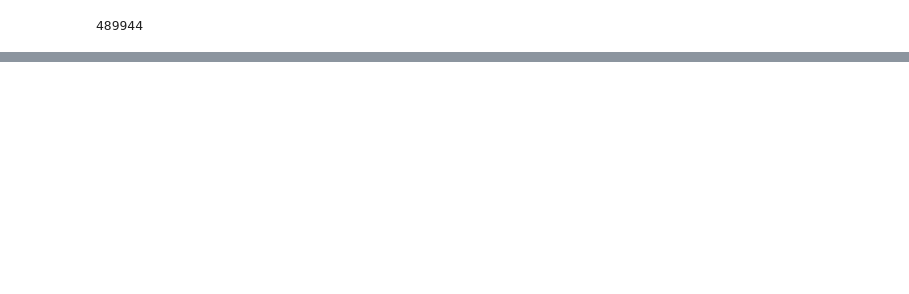
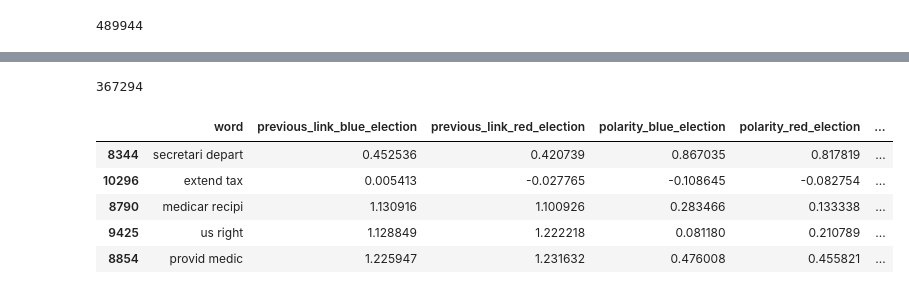
Before and after one commit to AidaRamezani/moralization_temporal, a Jupyter notebook: notebooks/nyt_us_election.ipynb, the cells around one changed output, grey strips where cells are left out. Cells and saved outputs as stored; diff of their text form; code cells hidden in the pictures; blank space fills up the shorter version.

```diff
--- a/notebooks/nyt_us_election.ipynb
+++ b/notebooks/nyt_us_election.ipynb
@@ -451,0 +210,5 @@ plt.show()
+# %%
+rest_df = ts_df.loc[~ts_df.words.isin(small_ts_df.words.unique())].reset_index() #moral association scores for all the other words
+len(rest_df)
+# %% [output]
+367294
@@ -451,0 +249,11 @@ plt.show()
+# %%
+political_df = party_election_df.loc[party_election_df.word.isin(topic_keywords.keys())]
+political_df['category'] = political_df.word.apply(lambda w: topic_keywords[w])
+political_df.sample(5)
+# %% [output]
+|  | word | previous_link_blue_election | previous_link_red_election | polarity_blue_election | polarity_red_election | ... |
+| 8344 | secretari depart | 0.452536 | 0.420739 | 0.867035 | 0.817819 | ... |
+| 10296 | extend tax | 0.005413 | -0.027765 | -0.108645 | -0.082754 | ... |
+| 8790 | medicar recipi | 1.130916 | 1.100926 | 0.283466 | 0.133338 | ... |
+| 9425 | us right | 1.128849 | 1.222218 | 0.081180 | 0.210789 | ... |
+| 8854 | provid medic | 1.225947 | 1.231632 | 0.476008 | 0.455821 | ... |
```
Also changed, not shown: parts of 48 cells of this notebook, 1 other file.
